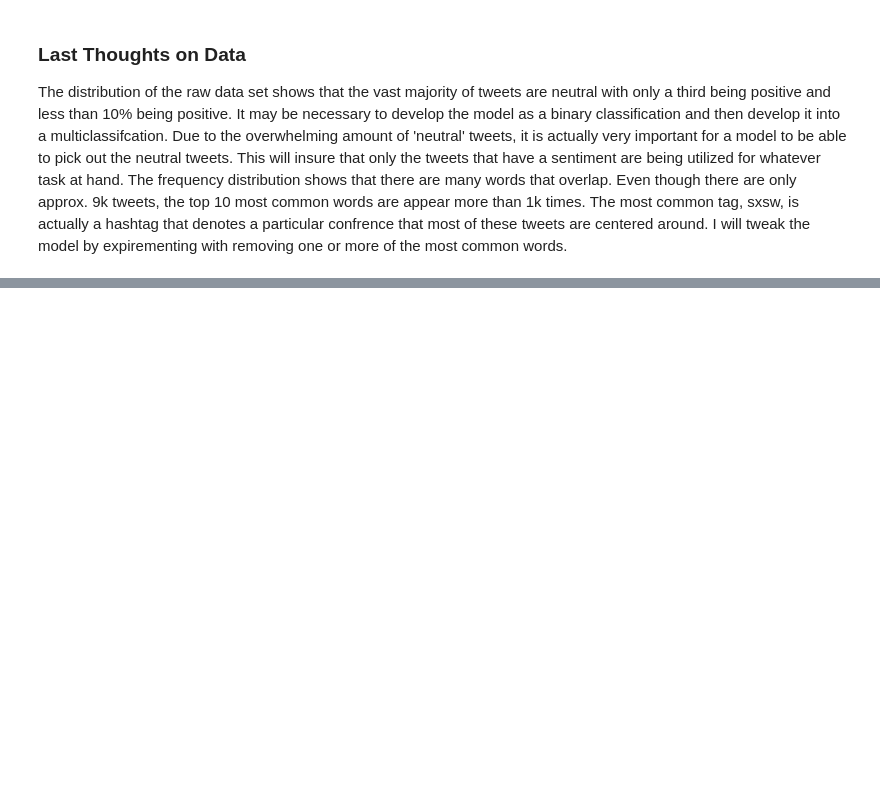
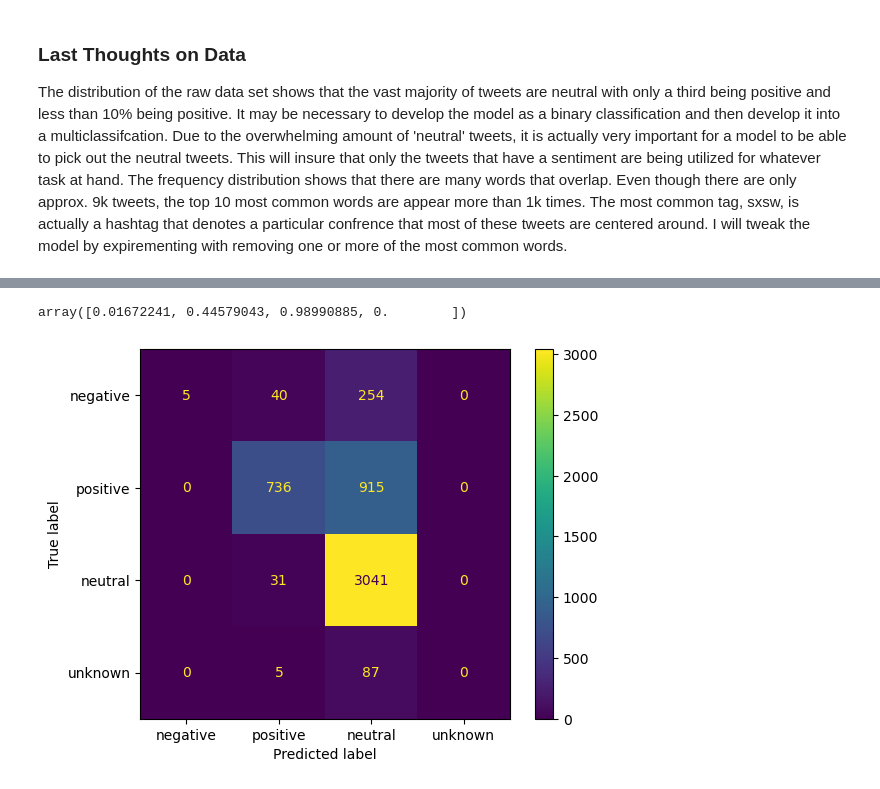
Before and after one commit to chrisvarghese2000/twitter-sentiment, a Jupyter notebook: data-exploration.ipynb, the cells around one changed output, grey strips where cells are left out. Cells and saved outputs as stored; diff of their text form; code cells hidden in the pictures; blank space fills up the shorter version.

```diff
--- a/data-exploration.ipynb
+++ b/data-exploration.ipynb
@@ -267,0 +284,5 @@ tf_idf_data_train = vectorizer.fit_transform(data)
+# %%
+# fitting the vectorizor
+vectorizer = TfidfVectorizer()
+tf_idf_data_train = vectorizer.fit_transform(X_train)
+tf_idf_data_val = vectorizer.transform(X_val)
@@ -267,0 +297,19 @@ tf_idf_data_train = vectorizer.fit_transform(data)
+# %%
+# Multinomial Naive Bayes
+nb_classifier = MultinomialNB()
+# %%
+# Fitting Model
+nb_classifier.fit(tf_idf_data_train, y_train)
+nb_train_preds = nb_classifier.predict(tf_idf_data_train)
+nb_val_preds = nb_classifier.predict(tf_idf_data_val)
+# %%
+# Calculate Recall Scores
+nb_train_score = recall_score(y_train, nb_train_preds, average = None)
+nb_val_score = recall_score(y_val, nb_val_preds, average = None)
+# %%
+# Confusion Matrix from Training data
+plot_confusion_matrix(nb_classifier, tf_idf_data_train, y_train, display_labels = target_labels)
+nb_train_score
+# %% [output]
+array([0.01672241, 0.44579043, 0.98990885, 0.        ])
+[figure, added]
```
Also changed, not shown: parts of 65 cells of this notebook, 4 other files.
